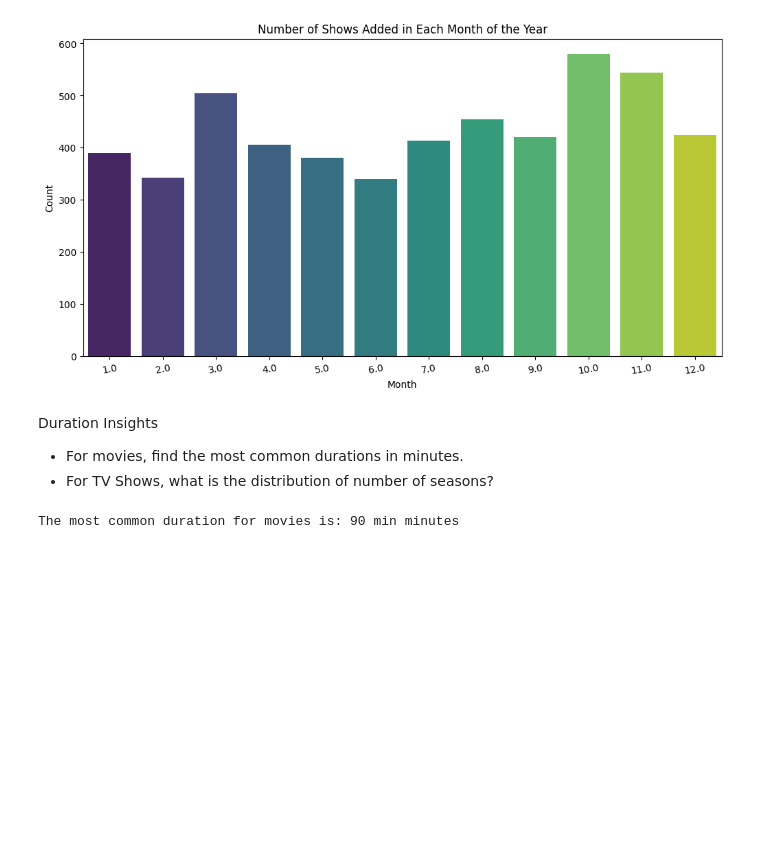
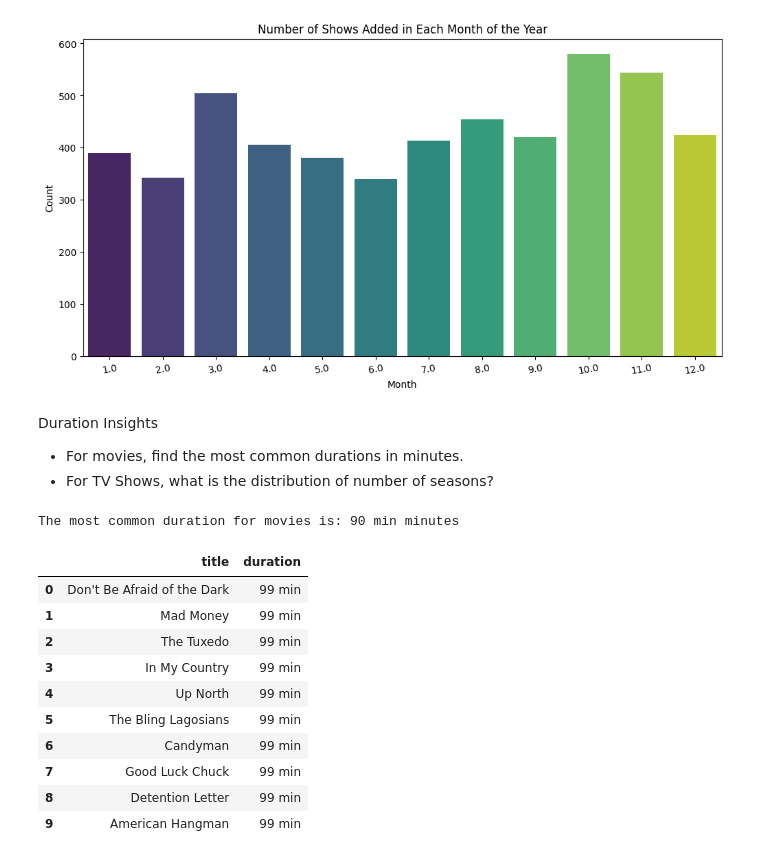
Before and after one commit to prabhumkpeak/AI_MI, a Jupyter notebook: .venv-1/EDA_Netflix.ipynb, the cells around one changed output. Cells and saved outputs as stored; diff of their text form; code cells hidden in the pictures; blank space fills up the shorter version.

```diff
--- a/.venv-1/EDA_Netflix.ipynb
+++ b/.venv-1/EDA_Netflix.ipynb
@@ -423,4 +423,21 @@ most_common_duration = netflix[netflix['type'] == 'Movie']['duration'].value_cou
 print(f"The most common duration for movies is: {most_common_duration} minutes")
 # %% [output]
 The most common duration for movies is: 90 min minutes
+# %%
+#Top 10 longest movies
+movies_list = netflix[netflix['type'] == 'Movie']
+Top_longest_movies = movies_list[movies_list['duration'] == movies_list['duration'].max()].reset_index()
+Top_longest_movies[['title', 'duration' ]].head(10)
+# %% [output]
+|  | title | duration |
+| 0 | Don't Be Afraid of the Dark | 99 min |
+| 1 | Mad Money | 99 min |
+| 2 | The Tuxedo | 99 min |
+| 3 | In My Country | 99 min |
+| 4 | Up North | 99 min |
+| 5 | The Bling Lagosians | 99 min |
+| 6 | Candyman | 99 min |
+| 7 | Good Luck Chuck | 99 min |
+| 8 | Detention Letter | 99 min |
+| 9 | American Hangman | 99 min |
 # %%
```
Also changed, not shown: parts of 2 cells of this notebook.
